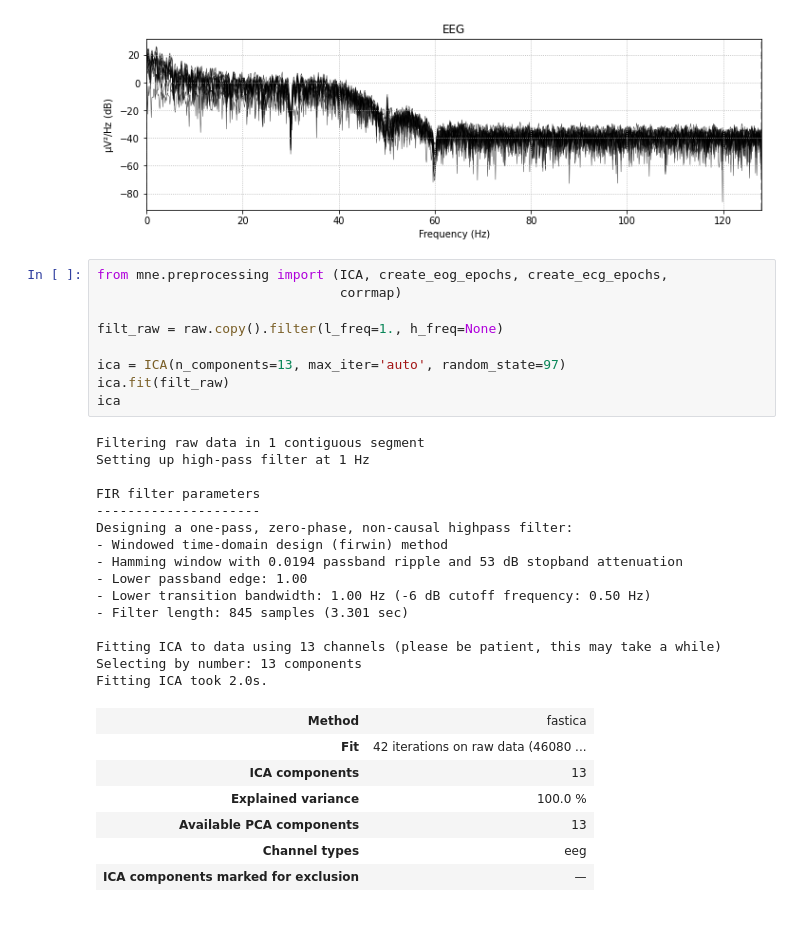
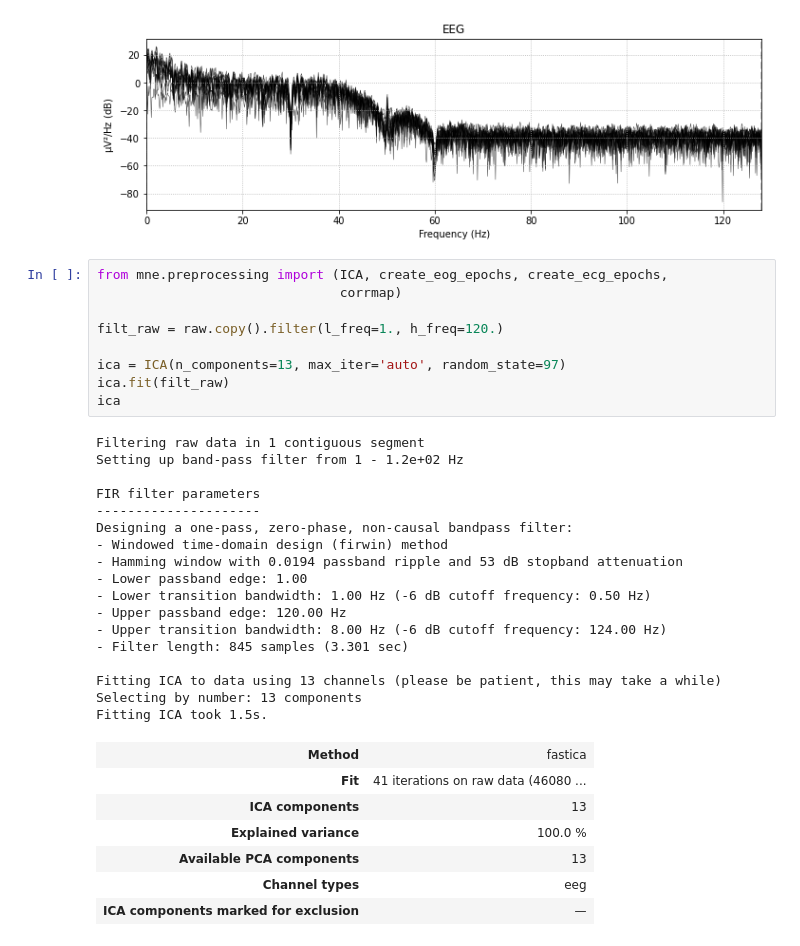
Before and after one commit to RaihanSabique/Opioid-Cravings-Sensing, a Jupyter notebook: Artifacts_Detection_and_Removal.ipynb, the cells around one changed output. Drawn from its saved outputs; the diff is of its cells as text.

```diff
--- a/Artifacts_Detection_and_Removal.ipynb
+++ b/Artifacts_Detection_and_Removal.ipynb
@@ -302,30 +294,32 @@ Effective window size : 8.000 (s)
 # %%
 from mne.preprocessing import (ICA, create_eog_epochs, create_ecg_epochs,
                                corrmap)
 
-filt_raw = raw.copy().filter(l_freq=1., h_freq=None)
+filt_raw = raw.copy().filter(l_freq=1., h_freq=120.)
 
 ica = ICA(n_components=13, max_iter='auto', random_state=97)
 ica.fit(filt_raw)
 ica
 # %% [output]
 Filtering raw data in 1 contiguous segment
-Setting up high-pass filter at 1 Hz
+Setting up band-pass filter from 1 - 1.2e+02 Hz
 
 FIR filter parameters
 ---------------------
-Designing a one-pass, zero-phase, non-causal highpass filter:
+Designing a one-pass, zero-phase, non-causal bandpass filter:
 - Windowed time-domain design (firwin) method
 - Hamming window with 0.0194 passband ripple and 53 dB stopband attenuation
 - Lower passband edge: 1.00
 - Lower transition bandwidth: 1.00 Hz (-6 dB cutoff frequency: 0.50 Hz)
+- Upper passband edge: 120.00 Hz
+- Upper transition bandwidth: 8.00 Hz (-6 dB cutoff frequency: 124.00 Hz)
 - Filter length: 845 samples (3.301 sec)
 
 Fitting ICA to data using 13 channels (please be patient, this may take a while)
 Selecting by number: 13 components
-Fitting ICA took 2.0s.
+Fitting ICA took 1.5s.
 | Method | fastica |
-| Fit | 42 iterations on raw data (46080 ... |
+| Fit | 41 iterations on raw data (46080 ... |
 | ICA components | 13 |
 | Explained variance | 100.0 % |
 | Available PCA components | 13 |
```
Also changed, not shown: parts of 13 cells of this notebook.
